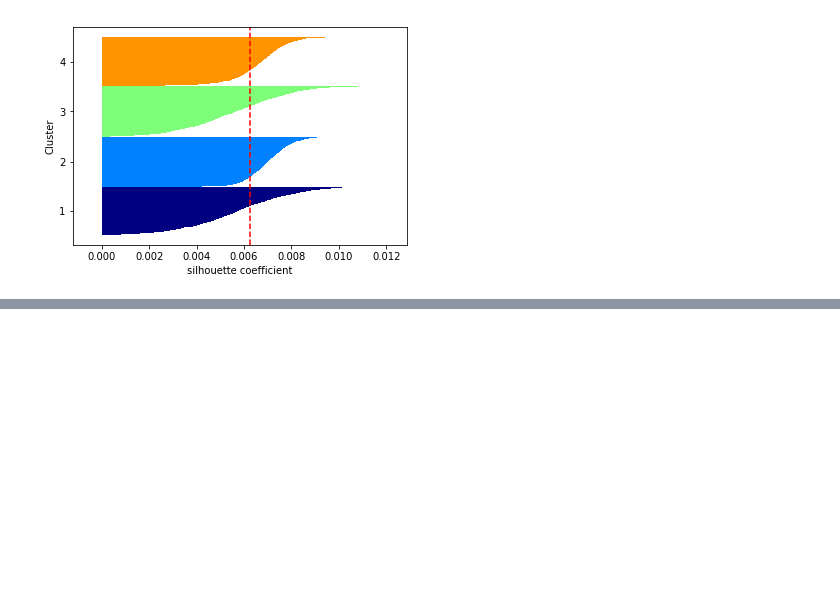
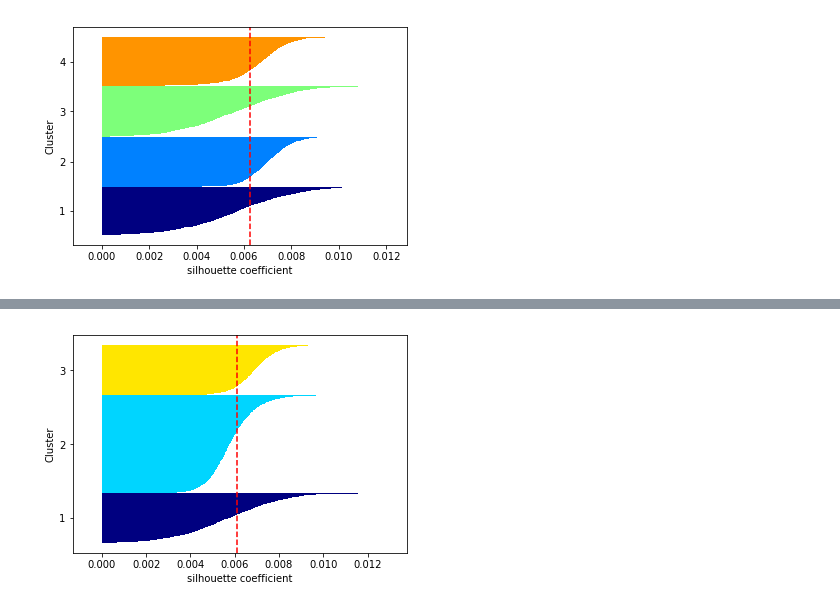
Before and after one commit to takitaki7474/lab-investigation, a Jupyter notebook: feature_exp/notebook/k-means.ipynb, the cells around one changed output, grey strips where cells are left out. Drawn from its saved outputs; the diff is of its cells as text; code cells hidden in the pictures; blank space fills up the shorter version.

```diff
--- a/feature_exp/notebook/k-means.ipynb
+++ b/feature_exp/notebook/k-means.ipynb
@@ -182,0 +216,32 @@ plt.show()
+# %%
+pred_0_c3 = KMeans(n_clusters=3).fit_predict(f_list_0)
+# %%
+cluster_labels = np.unique(pred_0_c3)       # y_kmの要素の中で重複を無くす
+n_clusters=cluster_labels.shape[0]     # 配列の長さを返す。つまりここでは n_clustersで指定した3となる
+
+# シルエット係数を計算
+silhouette_vals = silhouette_samples(f_list_0,pred_0_c3,metric='euclidean')  # サンプルデータ, クラスター番号、ユークリッド距離でシルエット係数計算
+y_ax_lower, y_ax_upper= 0,0
+yticks = []
+
+for i,c in enumerate(cluster_labels):
+        c_silhouette_vals = silhouette_vals[pred_0_c3==c]      # cluster_labelsには 0,1,2が入っている（enumerateなのでiにも0,1,2が入ってる（たまたま））
+        c_silhouette_vals.sort()
+        y_ax_upper += len(c_silhouette_vals)              # サンプルの個数をクラスターごとに足し上げてy軸の最大値を決定
+        color = cm.jet(float(i)/n_clusters)               # 色の値を作る
+        plt.barh(range(y_ax_lower,y_ax_upper),            # 水平の棒グラフのを描画（底辺の範囲を指定）
+                         c_silhouette_vals,               # 棒の幅（1サンプルを表す）
+                         height=1.0,                      # 棒の高さ
+                         edgecolor='none',                # 棒の端の色
+                         color=color)                     # 棒の色
+        yticks.append((y_ax_lower+y_ax_upper)/2)          # クラスタラベルの表示位置を追加
+        y_ax_lower += len(c_silhouette_vals)              # 底辺の値に棒の幅を追加
+
+silhouette_avg = np.mean(silhouette_vals)                 # シルエット係数の平均値
+plt.axvline(silhouette_avg,color="red",linestyle="--")    # 係数の平均値に破線を引く
+plt.yticks(yticks,cluster_labels + 1)                     # クラスタレベルを表示
+plt.ylabel('Cluster')
+plt.xlabel('silhouette coefficient')
+plt.show()
+# %% [output]
+[figure, added]
```
Also changed, not shown: parts of 6 cells of this notebook.
